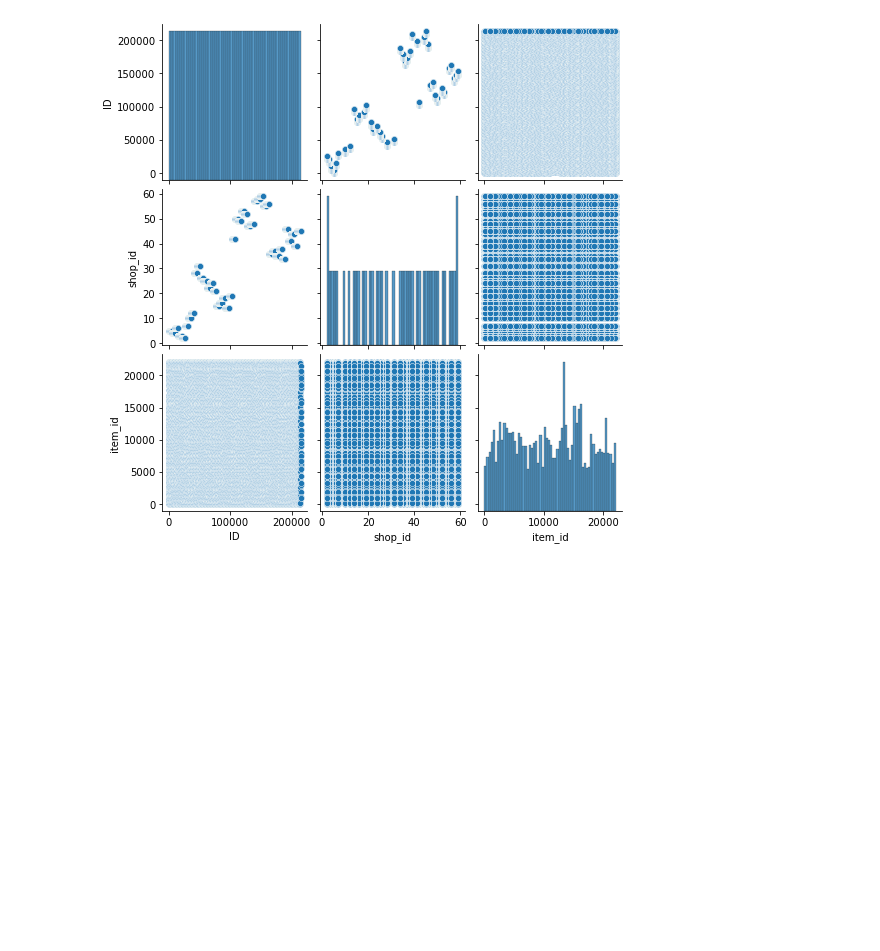
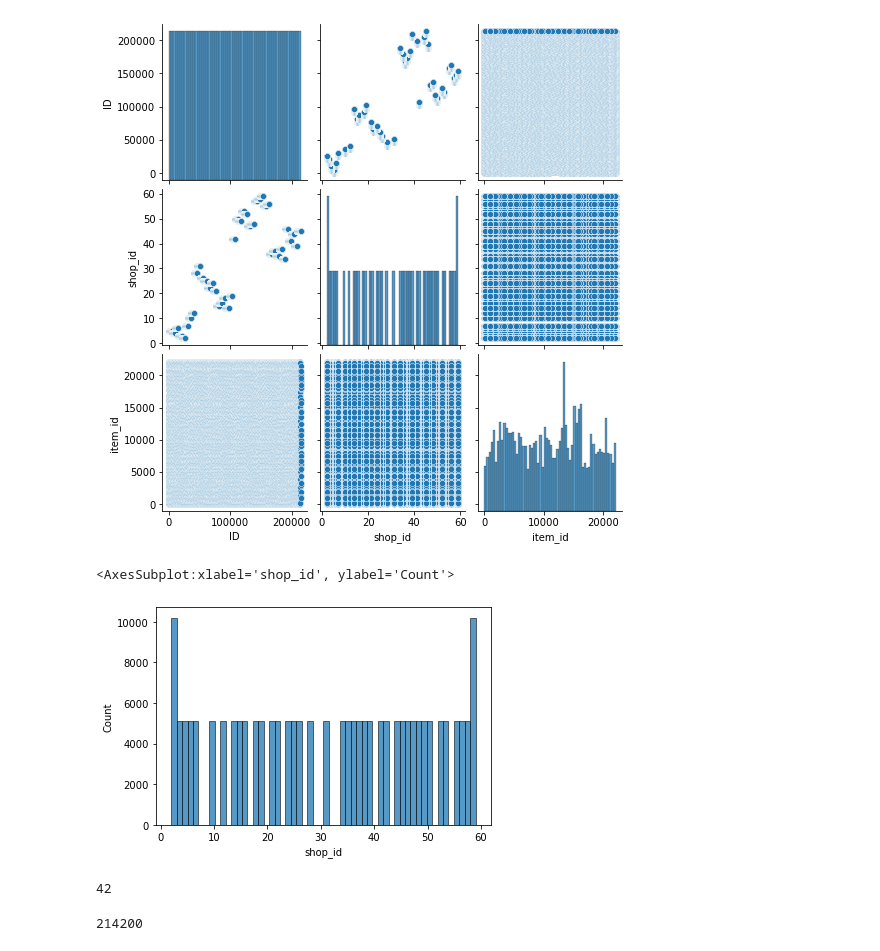
Before and after one commit to HunterKane/Kaggle-Competition---Predict-Future-Sales, a Jupyter notebook: Predict Future Sales - Kaggle Competition.ipynb, the cells around one changed output. Cells and saved outputs as stored; diff of their text form; code cells hidden in the pictures; blank space fills up the shorter version.

```diff
--- a/Predict Future Sales - Kaggle Competition.ipynb
+++ b/Predict Future Sales - Kaggle Competition.ipynb
@@ -264,3 +269,16 @@ sns.pairplot(test)
 # %% [output]
 <seaborn.axisgrid.PairGrid at 0x...>
 [figure]
+# %%
+sns.histplot(test['shop_id'])
+# %% [output]
+<AxesSubplot:xlabel='shop_id', ylabel='Count'>
+[figure, added]
+# %%
+test['shop_id'].nunique()
+# %% [output]
+42
+# %%
+test['shop_id'].duplicated().count()
+# %% [output]
+214200
```
Also changed, not shown: parts of 10 cells of this notebook.
